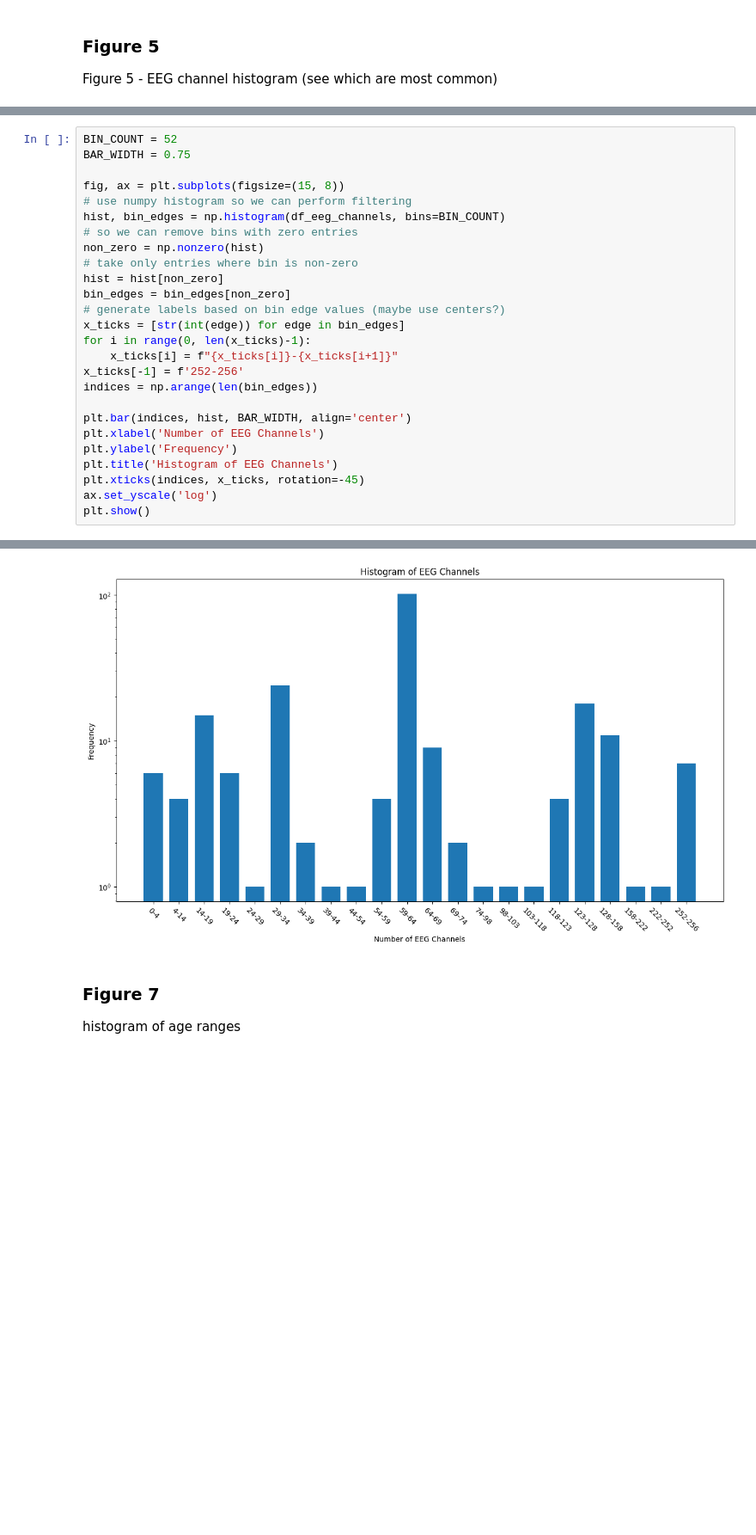
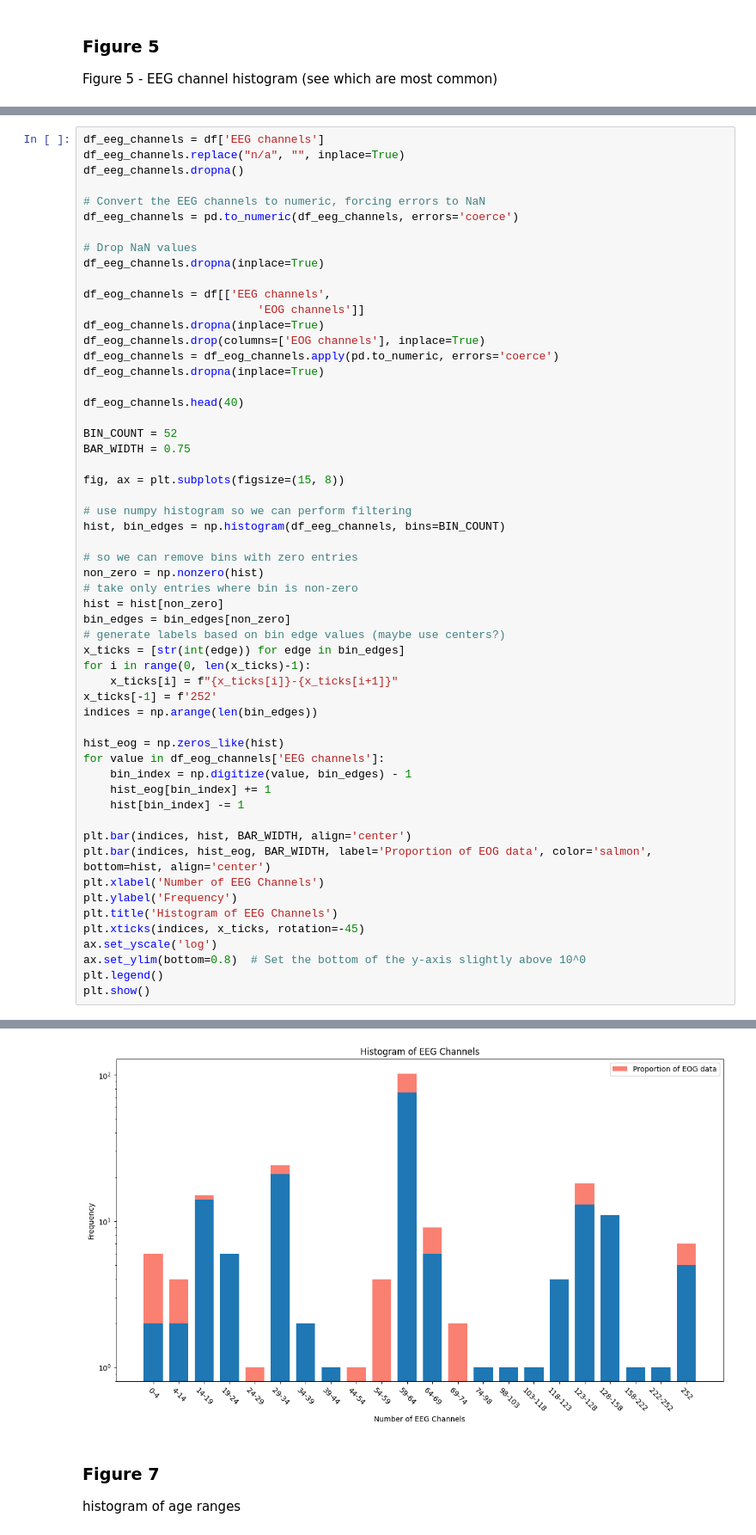
Before and after one commit to sccn/nemar_paper_plot, a Jupyter notebook: sandbox.ipynb, the cells around one changed output, grey strips where cells are left out. Shown: that part at 86% size. Cells and saved outputs as stored; diff of their text form; blank space fills up the shorter version.

Commit message:
updated figure with eeg histogram changes

```diff
--- a/sandbox.ipynb
+++ b/sandbox.ipynb
@@ -627,10 +604,31 @@ fig.show()
 # %%
+df_eeg_channels = df['EEG channels']
+df_eeg_channels.replace("n/a", "", inplace=True)
+df_eeg_channels.dropna()
+
+# Convert the EEG channels to numeric, forcing errors to NaN
+df_eeg_channels = pd.to_numeric(df_eeg_channels, errors='coerce')
+
+# Drop NaN values
+df_eeg_channels.dropna(inplace=True)
+
+df_eog_channels = df[['EEG channels',
+                          'EOG channels']]
+df_eog_channels.dropna(inplace=True)
+df_eog_channels.drop(columns=['EOG channels'], inplace=True)
+df_eog_channels = df_eog_channels.apply(pd.to_numeric, errors='coerce')
+df_eog_channels.dropna(inplace=True)
+
+df_eog_channels.head(40)
+
 BIN_COUNT = 52
 BAR_WIDTH = 0.75
 
 fig, ax = plt.subplots(figsize=(15, 8))
+
 # use numpy histogram so we can perform filtering
 hist, bin_edges = np.histogram(df_eeg_channels, bins=BIN_COUNT)
+
 # so we can remove bins with zero entries
 non_zero = np.nonzero(hist)
 # take only entries where bin is non-zero
@@ -640,14 +638,23 @@ bin_edges = bin_edges[non_zero]
 x_ticks = [str(int(edge)) for edge in bin_edges]
 for i in range(0, len(x_ticks)-1):
     x_ticks[i] = f"{x_ticks[i]}-{x_ticks[i+1]}"
-x_ticks[-1] = f'252-256'
+x_ticks[-1] = f'252'
 indices = np.arange(len(bin_edges))
 
+hist_eog = np.zeros_like(hist)
+for value in df_eog_channels['EEG channels']:
+    bin_index = np.digitize(value, bin_edges) - 1
+    hist_eog[bin_index] += 1
+    hist[bin_index] -= 1
+
 plt.bar(indices, hist, BAR_WIDTH, align='center')
+plt.bar(indices, hist_eog, BAR_WIDTH, label='Proportion of EOG data', color='salmon', bottom=hist, align='center')
 plt.xlabel('Number of EEG Channels')
 plt.ylabel('Frequency')
 plt.title('Histogram of EEG Channels')
 plt.xticks(indices, x_ticks, rotation=-45)
 ax.set_yscale('log')
+ax.set_ylim(bottom=0.8)  # Set the bottom of the y-axis slightly above 10^0
+plt.legend()
 plt.show()
 # %% [output]
@@ -654,4 +670,4 @@ plt.show()
-[figure, old version]
+[figure, new version]
 # %% [markdown]
 ### Figure 7
 
```
Also changed, not shown: parts of 2 cells of this notebook.
